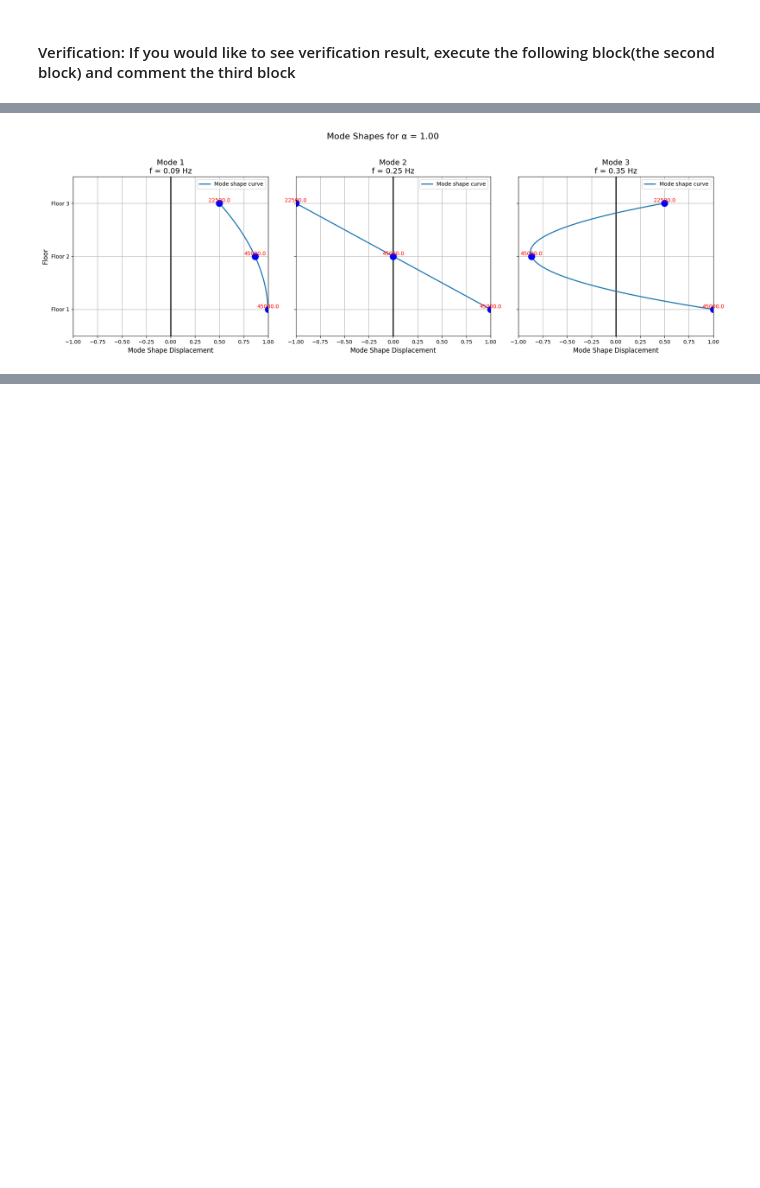
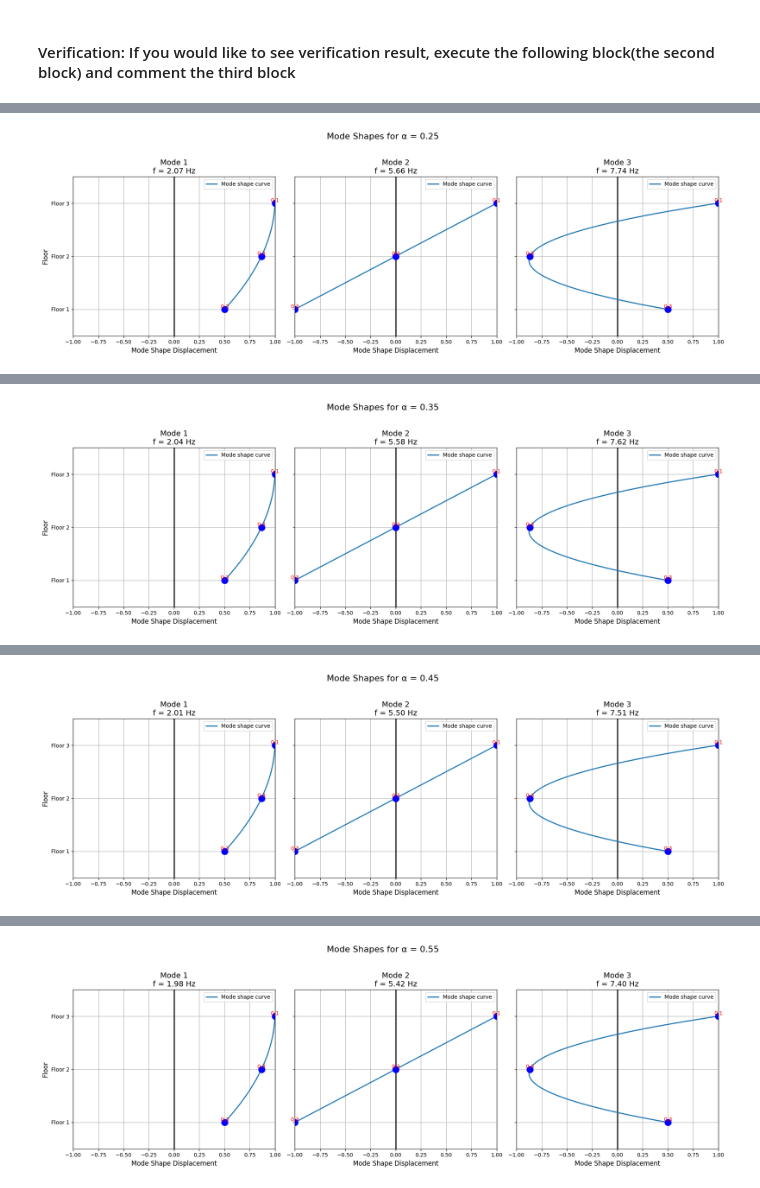
Before and after one commit to SAMIRHOSEIN/structural-health-monitoring-corrsion-aware, a Jupyter notebook: main.ipynb, the cells around one changed output, grey strips where cells are left out. Cells and saved outputs as stored; diff of their text form; code cells hidden in the pictures; blank space fills up the shorter version.

```diff
--- a/main.ipynb
+++ b/main.ipynb
@@ -131,7 +135,7 @@ def build_stiffness_matrix(k1L, k1R, k2L, k2R, k3L, k3R):
     ])
 # %%
 # -------------------
-# 2) Masses and live load variation
+# 4) Modal Analysis
 # -------------------
 # We will vary the live-load portion alpha in [0.25, 0.75].
 alpha_values = np.linspace(min_live_portion, max_live_portion, num_point)  # For example 6 points: 0.25, 0.35, ..., 0.75
@@ -163,14 +167,16 @@ for alpha in alpha_values:
     # Transform the generalized problem to a standard one:
     A = np.linalg.inv(M).dot(K)
 
-    # Solve the generalized eigenvalue problem: K phi = w^2 M phi --> inv(M)*K * phi = w^2 phi. Now solve A*phi = lambda*phi:
-    # In Our case, M is a diagonal matrix, so computing its inverse explicitly with np.linalg.inv(M) is not problematic. For more complex or near-singular M,
-    # it might be more robust to use a generalized eigenvalue solver available in SciPy (e.g., scipy.linalg.eig or scipy.linalg.eigh)
-    eigvals, eigvecs = np.linalg.eig(A)
+    #  eigvals correspond to 𝜆=𝜔2 (the squared circular frequencies), and eigvecs are the corresponding mode shapes (eigenvectors)
+    # Symmetric (Hermitian) and positive definite, for vibration and modal analysis we should use eigh
+    eigvals, eigvecs = eigh(K, M)
+    print(f"eigvals(𝜆=𝜔2)= {eigvals}")
+    print(f"eigvecs(mode shapes)= {eigvecs}")
+    print("-"*70)
 
     # Compute circular frequencies and convert to natural freq in Hz
     # Why abs: In dynamic problems, the eigenvalues λ should theoretically be nonnegative since they represent ω2
-    # squared circular frequencies). However, due to small round‑off errors in numerical computations, yweou might occasionally see a very tiny negative eigenvalue.
+    # squared circular frequencies). However, due to small round‑off errors in numerical computations, we might occasionally see a very tiny negative eigenvalue.
     w = np.sqrt(np.abs(eigvals))           # rad/s
     freq = w / (2.0*np.pi)                 # Hz
 
@@ -178,14 +184,20 @@ for alpha in alpha_values:
     freqs_array.append([alpha, freq[0], freq[1], freq[2]])
 
     # Print out mode shapes (normalized so that the top entry = 1, etc.)
-    # Let’s say we want to keep them consistent: for each mode i, we can normalize so that the largest displacement component is 1.
+    # Let’s say we want to keep them consistent: for each mode i, we can normalize so enforce a consistent scaling such that the third floor’s value is always +1
     mode_shapes = []
     for i in range(3):
-        mode_i = eigvecs[:, i]
-        mode_i /= np.max(np.abs(mode_i))  # largest component = 1
+        # Make a copy to avoid modifying the original array in place
+        mode_i = eigvecs[:, i].copy()
+        # If the third floor's value (index 2) is negative, flip the sign of the entire vector
+        if mode_i[2] < 0:
+            mode_i = -mode_i
+        # Normalize so that the third floor's value becomes 1
+        mode_i /= mode_i[2]
         mode_shapes.append(mode_i)
         # Store for plotting: key is mode index (1-based)
         mode_shapes_all[i+1].append((alpha, mode_i))
+
 
     # Print results for the current alpha value:
     print(f"alpha = {alpha:.2f}")
@@ -197,33 +209,9 @@ for alpha in alpha_values:
         print(f"  Mode {i}: {shape}")
     print("-"*70)
 
-
-
-
-
-
-
-
-
-
-
-
-
-
-
-
-
-
-
-
-
-
-
-
-
-
-
-
+    # -------------------
+    # Plot mode shapes by using quadratic spkine interpolation to show the mode shape curve
+    # -------------------
     num_modes = 3
 
     # Define the vertical positions for each floor.
@@ -243,8 +231,7 @@ for alpha in alpha_values:
 
         # For each mode, take the mode shape corresponding to the final alpha value.
         # Here, mode_shapes_all[i+1] is a list of tuples (alpha, mode_shape vector) and [-1][1] selects the mode shape from the last alpha in the list.
-        # Because our computed mode shape vector is ordered in reverse of our floor numbering, I  use the flip.
-        mode_shape_i = np.flip(mode_shapes_all[i+1][-1][1])
+        mode_shape_i = mode_shapes_all[i+1][-1][1]
 
         # Create a fine vertical grid for smooth curve (using the floor positions as the parameter).
         y_fine = np.linspace(floors.min(), floors.max(), 300)
@@ -279,23 +266,9 @@ for alpha in alpha_values:
         ax.legend()
         ax.grid(True)
 
-    plt.suptitle(f'Mode Shapes for α = {alpha_values[-1]:.2f}', fontsize=16)
+    plt.suptitle(f'Mode Shapes for α = {alpha:.2f}', fontsize=16)
     plt.tight_layout(rect=[0, 0, 1, 0.95])
     plt.show()
-
-
-
-
-
-
-
-
-
-
-
-
-
-
 
 
 # Convert frequency summary to NumPy array for further processing or plotting.
@@ -323,3 +296,3 @@ Mode shapes (floor1, floor2, floor3) normalized:
   Mode 3: [ 0.5       -0.8660254  1.       ]
 ----------------------------------------------------------------------
-[figure, old version]
+[figure, new version]
@@ -328,0 +316 @@ Summary of frequencies vs. alpha:
+[figure, added]
@@ -328,0 +334 @@ Summary of frequencies vs. alpha:
+[figure, added]
@@ -328,0 +352 @@ Summary of frequencies vs. alpha:
+[figure, added]
```
Also changed, not shown: parts of 8 cells of this notebook.
